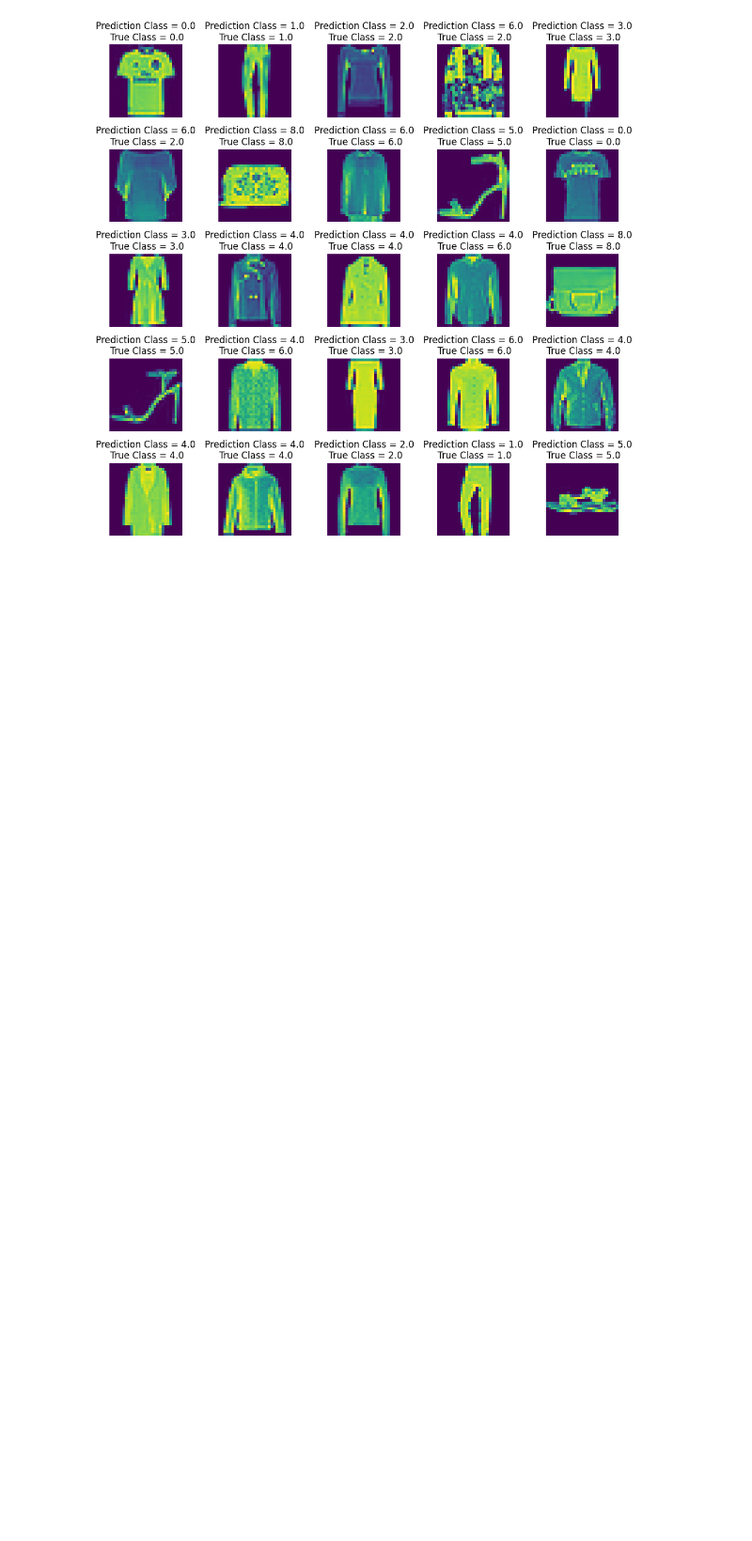
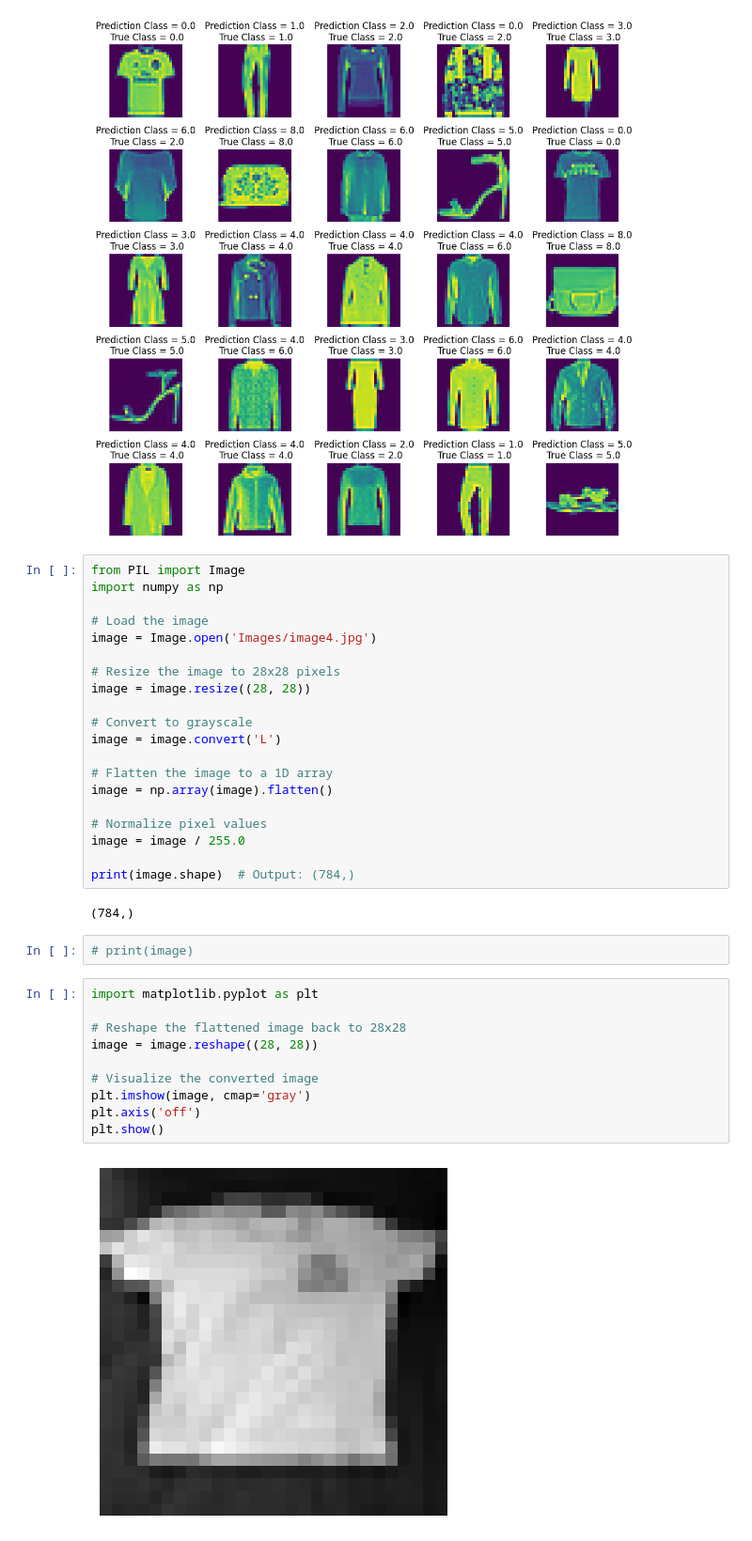
Before and after one commit to rajanraj2/FashionFusion, a Jupyter notebook: AI/model.ipynb, the cells around one changed output. Shown at 94% size. Cells and saved outputs as stored; diff of their text form; blank space fills up the shorter version.

```diff
--- a/AI/model.ipynb
+++ b/AI/model.ipynb
@@ -254,3 +270,39 @@ for i in np.arange(0, L * W):
 plt.subplots_adjust(wspace=0.5)
 # %% [output]
 [figure]
+# %%
+from PIL import Image
+import numpy as np
+
+# Load the image
+image = Image.open('Images/image4.jpg')
+
+# Resize the image to 28x28 pixels
+image = image.resize((28, 28))
+
+# Convert to grayscale
+image = image.convert('L')
+
+# Flatten the image to a 1D array
+image = np.array(image).flatten()
+
+# Normalize pixel values
+image = image / 255.0
+
+print(image.shape)  # Output: (784,)
+# %% [output]
+(784,)
+# %%
+# print(image)
+# %%
+import matplotlib.pyplot as plt
+
+# Reshape the flattened image back to 28x28
+image = image.reshape((28, 28))
+
+# Visualize the converted image
+plt.imshow(image, cmap='gray')
+plt.axis('off')
+plt.show()
+# %% [output]
+[figure, added]
```
Also changed, not shown: parts of 9 cells of this notebook.
